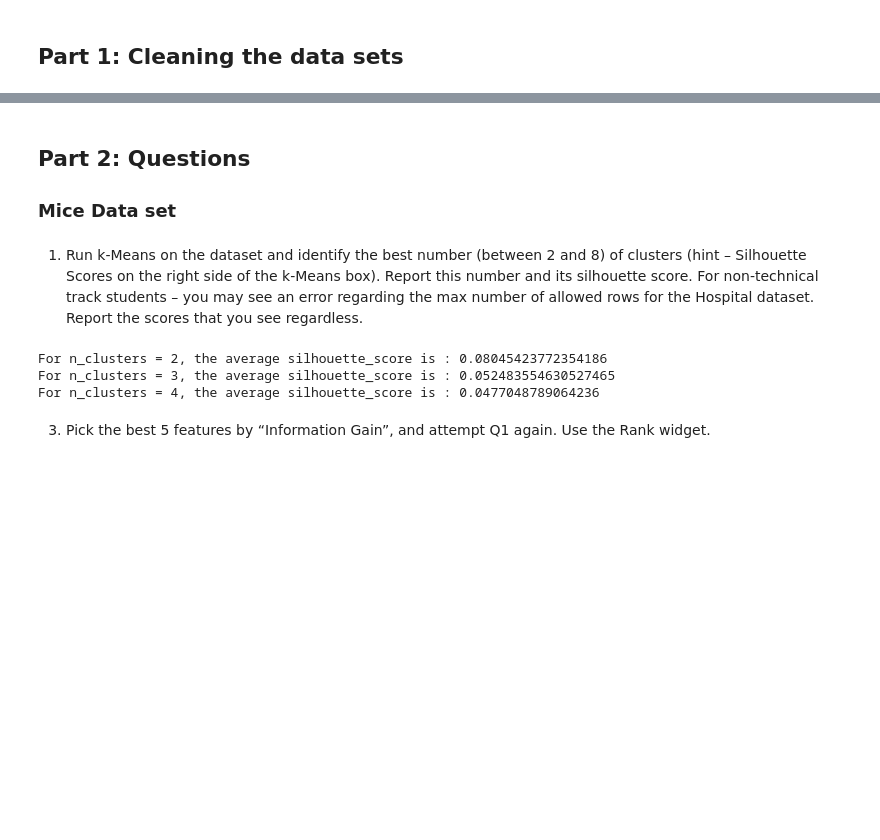
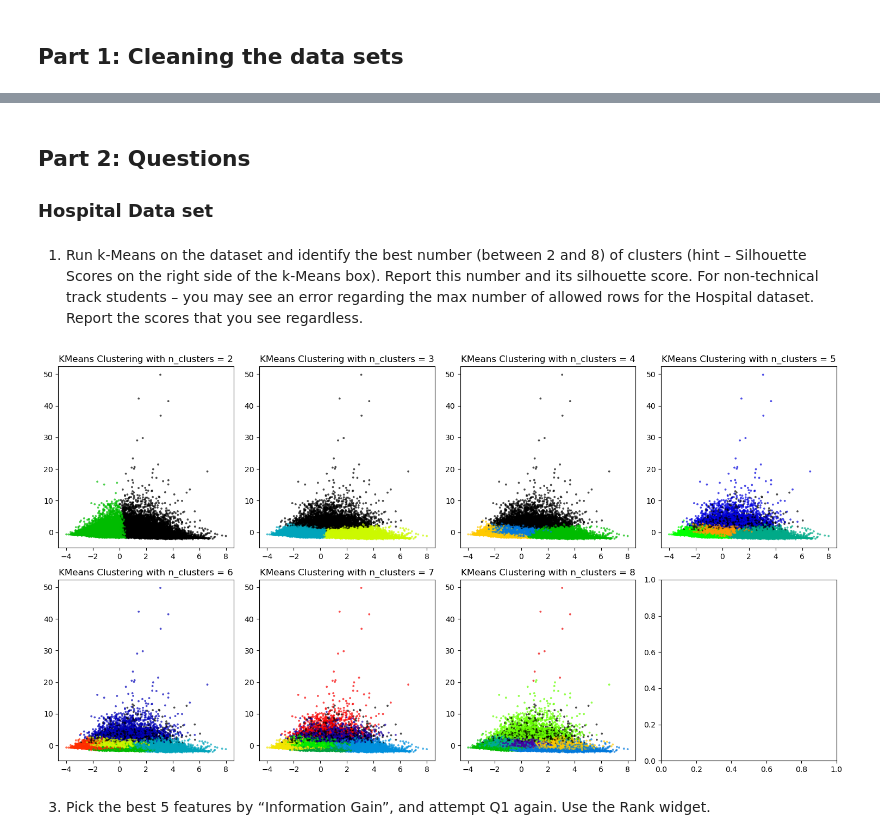
Before and after one commit to AEnyioko/Unsupervised, a Jupyter notebook: HospitalDataset.ipynb, the cells around one changed output, grey strips where cells are left out. Saved outputs shown, nothing was run; the diff lists cells and outputs as text; code cells hidden in the pictures; blank space fills up the shorter version.

```diff
--- a/HospitalDataset.ipynb
+++ b/HospitalDataset.ipynb
@@ -36,0 +36,9 @@ preprocessor = ColumnTransformer(
+# %%
+
+hospital_data_imp_df = pd.DataFrame(X_pca, columns=x_num.columns)
+# Try different cluster counts
+for n in range(2, 9):
+    kmeans = KMeans(n_clusters=n, random_state=42)
+    clusters = kmeans.fit_predict(hospital_data_imp_df)
+    silhouette_avg = silhouette_score(hospital_data_imp_df, clusters)
+    print(f"For n_clusters = {n}, silhouette_score = {silhouette_avg}")
@@ -37,73 +53,33 @@ preprocessor = ColumnTransformer(
 # %% [markdown]
 ## Part 2: Questions
-### Mice Data set
+### Hospital Data set
 # %% [markdown]
 1. Run k-Means on the dataset and identify the best number (between 2 and 8)
 of clusters (hint – Silhouette Scores on the right side of the k-Means box). Report this
 number and its silhouette score. For non-technical track students – you may see an error
 regarding the max number of allowed rows for the Hospital dataset. Report the scores that
 you see regardless.
-# %%
-# kmeans clustering on hospital data set
-from sklearn.cluster import KMeans
-from sklearn.metrics import silhouette_score
-import matplotlib.cm as cm
-from sklearn.decomposition import PCA
-
-# Preprocessor for clustering
-preprocessor = ColumnTransformer([
-    ('cat', OneHotEncoder(handle_unknown='ignore', sparse_output=False), categorical_cols),
-    ('num', StandardScaler(), numeric_cols)
-])
-
-# Clustering pipeline
-kmeans_pipeline = Pipeline([
-    ('preprocessor', preprocessor),
-    ('clusterer', KMeans(n_clusters=n, random_state=42))
-])
-
-# For visualization
-X_transformed = preprocessor.fit_transform(hospital_data[categorical_cols + numeric_cols])
-X_pca = PCA(n_components=2).fit_transform(X_transformed)
-
-n_clusters = range(2, 9)
-for n in n_clusters:
-    kmeans_pipeline = Pipeline(steps=[
-        ('preprocessor', preprocessor),
-        ('clusterer', KMeans(n_clusters=n, random_state=42))
-    ])
-    cluster_labels = kmeans_pipeline.fit_predict(hospital_data[categorical_cols + numeric_cols])
-    silhouette_avg = silhouette_score(
-        kmeans_pipeline.named_steps['preprocessor'].transform(hospital_data[categorical_cols + numeric_cols]),
-        cluster_labels
-    )
-    print(f'For n_clusters = {n}, the average silhouette_score is : {silhouette_avg}')
-# %% [output]
-For n_clusters = 2, the average silhouette_score is : 0.08045423772354186
-For n_clusters = 3, the average silhouette_score is : 0.052483554630527465
-For n_clusters = 4, the average silhouette_score is : 0.0477048789064236
 # %%
 # plotting k means
+from matplotlib import cm
 
 fig, axes = plt.subplots(2, 4, figsize=(15, 8))
 axes = axes.flatten()
 
-# Convert sparse matrix to dense array
-if hasattr(X_transformed, 'toarray'):
-    X_transformed = X_transformed.toarray()
-
-
+n_clusters = range(2, 9)
 for i, n in enumerate(n_clusters):
     kmeans = KMeans(n_clusters=n, random_state=42)
-    cluster_labels = kmeans.fit_predict(X_transformed)
+    cluster_labels = kmeans.fit_predict(hospital_data_imp_df)
 
     colors = cm.nipy_spectral(cluster_labels.astype(float) / n)
-    axes[i].scatter(X_transformed[:, 0], X_pca[:, 1],
+    axes[i].scatter(hospital_data_imp_df.iloc[:, 0], hospital_data_imp_df.iloc[:, 1],
                     marker='.', s=30, lw=0, alpha=0.7, c=colors, edgecolor='k')
     axes[i].set_title(f'KMeans Clustering with n_clusters = {n}')
 
 plt.tight_layout()
 plt.show()
+# %% [output]
+[figure, added]
 # %% [markdown]
 3. Pick the best 5 features by “Information Gain”, and attempt Q1 again. Use the
 Rank widget.
```
Also changed, not shown: parts of 4 cells of this notebook, 1 other file.
